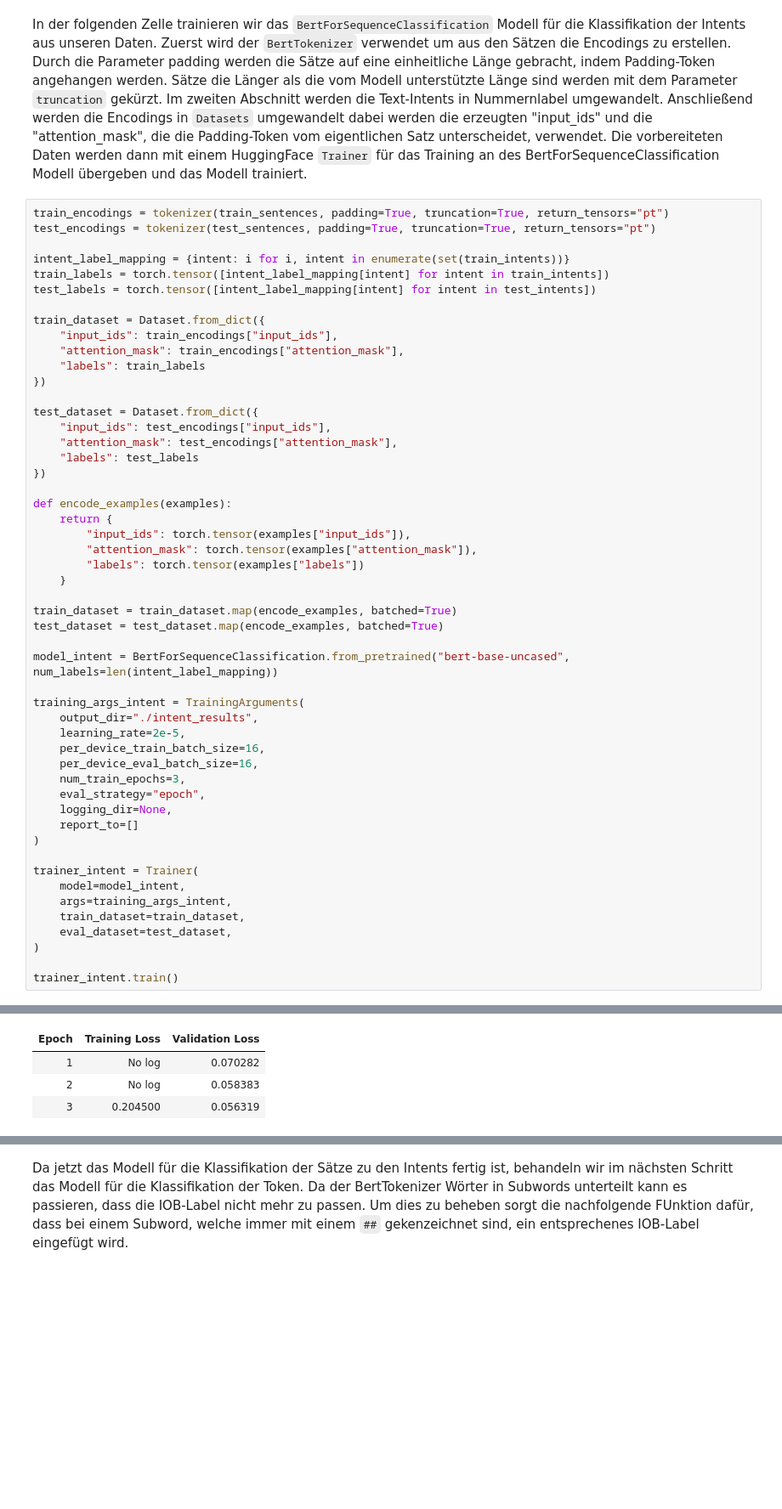
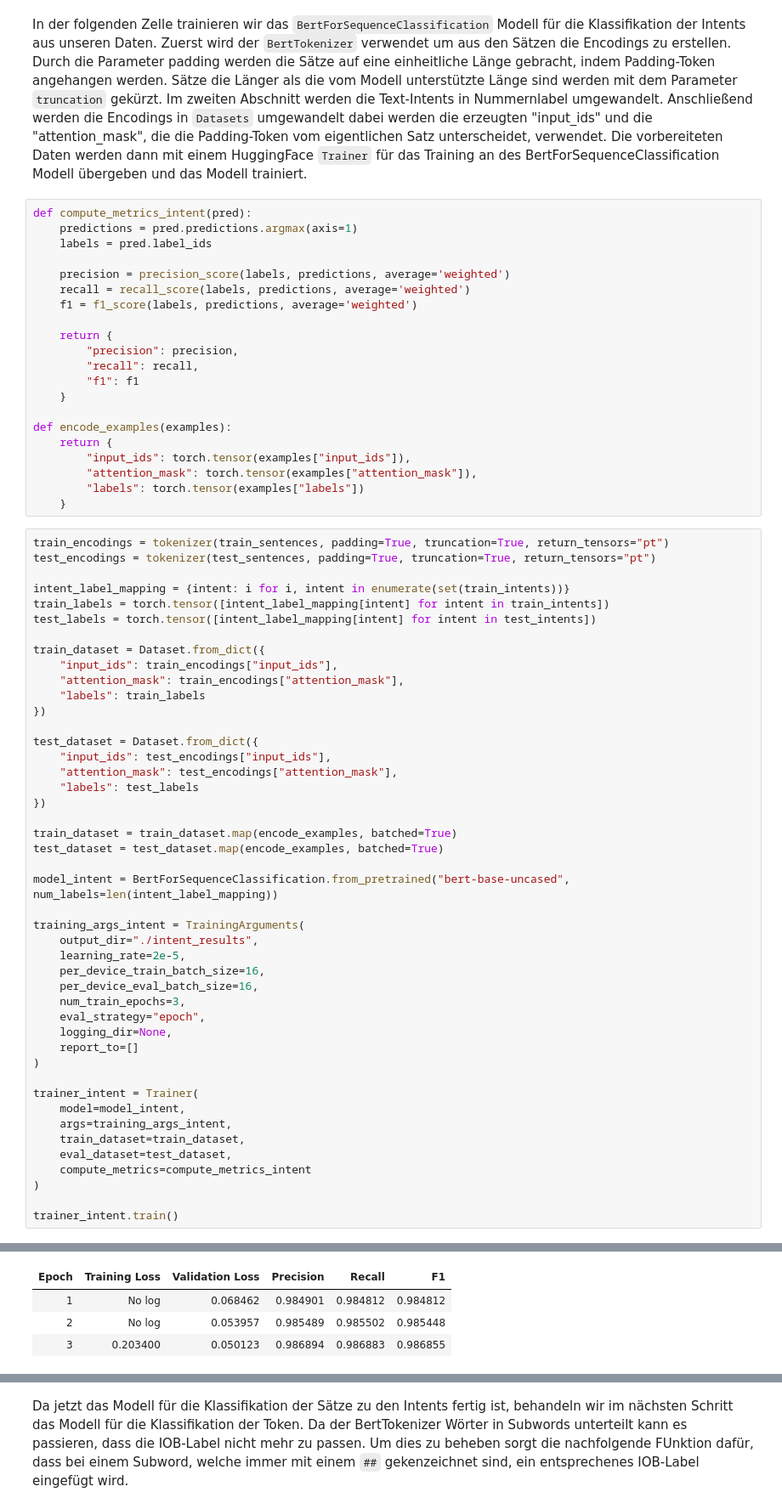
Before and after one commit to TTomczek/nlp-intent-and-slot-filling, a Jupyter notebook: joint-intent-detection-and-slot-filling.ipynb, the cells around one changed output, grey strips where cells are left out. Shown at 85% size. Cells and saved outputs as stored; diff of their text form; blank space fills up the shorter version.

```diff
--- a/joint-intent-detection-and-slot-filling.ipynb
+++ b/joint-intent-detection-and-slot-filling.ipynb
@@ -362,6 +363,27 @@ Zuerst wird der `BertTokenizer` verwendet um aus den Sätzen die Encodings zu er
 Im zweiten Abschnitt werden die Text-Intents in Nummernlabel umgewandelt.
 Anschließend werden die Encodings in `Datasets` umgewandelt dabei werden die erzeugten "input_ids" und die "attention_mask", die die Padding-Token vom eigentlichen Satz unterscheidet, verwendet.
 Die vorbereiteten Daten werden dann mit einem HuggingFace `Trainer` für das Training an des BertForSequenceClassification Modell übergeben und das Modell trainiert.
+# %%
+def compute_metrics_intent(pred):
+    predictions = pred.predictions.argmax(axis=1)
+    labels = pred.label_ids
+
+    precision = precision_score(labels, predictions, average='weighted')
+    recall = recall_score(labels, predictions, average='weighted')
+    f1 = f1_score(labels, predictions, average='weighted')
+
+    return {
+        "precision": precision,
+        "recall": recall,
+        "f1": f1
+    }
+
+def encode_examples(examples):
+    return {
+        "input_ids": torch.tensor(examples["input_ids"]),
+        "attention_mask": torch.tensor(examples["attention_mask"]),
+        "labels": torch.tensor(examples["labels"])
+    }
 # %%
 train_encodings = tokenizer(train_sentences, padding=True, truncation=True, return_tensors="pt")
 test_encodings = tokenizer(test_sentences, padding=True, truncation=True, return_tensors="pt")
@@ -381,43 +403,37 @@ test_dataset = Dataset.from_dict({
     "attention_mask": test_encodings["attention_mask"],
     "labels": test_labels
 })
-
-def encode_examples(examples):
-    return {
-        "input_ids": torch.tensor(examples["input_ids"]),
-        "attention_mask": torch.tensor(examples["attention_mask"]),
-        "labels": torch.tensor(examples["labels"])
-    }
 
 train_dataset = train_dataset.map(encode_examples, batched=True)
 test_dataset = test_dataset.map(encode_examples, batched=True)
 
 model_intent = BertForSequenceClassification.from_pretrained("bert-base-uncased", num_labels=len(intent_label_mapping))
 
 training_args_intent = TrainingArguments(
     output_dir="./intent_results",
     learning_rate=2e-5,
     per_device_train_batch_size=16,
     per_device_eval_batch_size=16,
     num_train_epochs=3,
     eval_strategy="epoch",
     logging_dir=None,
     report_to=[]
 )
 
 trainer_intent = Trainer(
     model=model_intent,
     args=training_args_intent,
     train_dataset=train_dataset,
     eval_dataset=test_dataset,
+    compute_metrics=compute_metrics_intent
 )
 
 trainer_intent.train()
 # %% [output]
 Some weights of BertForSequenceClassification were not initialized from the model checkpoint at bert-base-uncased and are newly initialized: ['classifier.bias', 'classifier.weight']
 You should probably TRAIN this model on a down-stream task to be able to use it for predictions and inference.
 [546/546 01:59, Epoch 3/3]
-| Epoch | Training Loss | Validation Loss |
-| 1 | No log | 0.070282 |
-| 2 | No log | 0.058383 |
-| 3 | 0.204500 | 0.056319 |
+| Epoch | Training Loss | Validation Loss | Precision | Recall | F1 |
+| 1 | No log | 0.068462 | 0.984901 | 0.984812 | 0.984812 |
+| 2 | No log | 0.053957 | 0.985489 | 0.985502 | 0.985448 |
+| 3 | 0.203400 | 0.050123 | 0.986894 | 0.986883 | 0.986855 |
```
Also changed, not shown: parts of 8 cells of this notebook.
